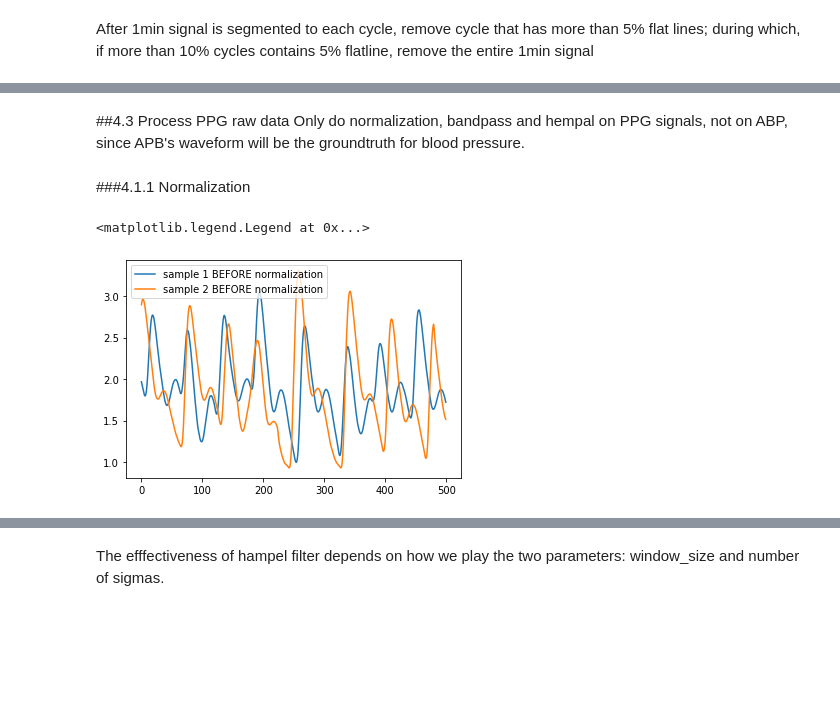
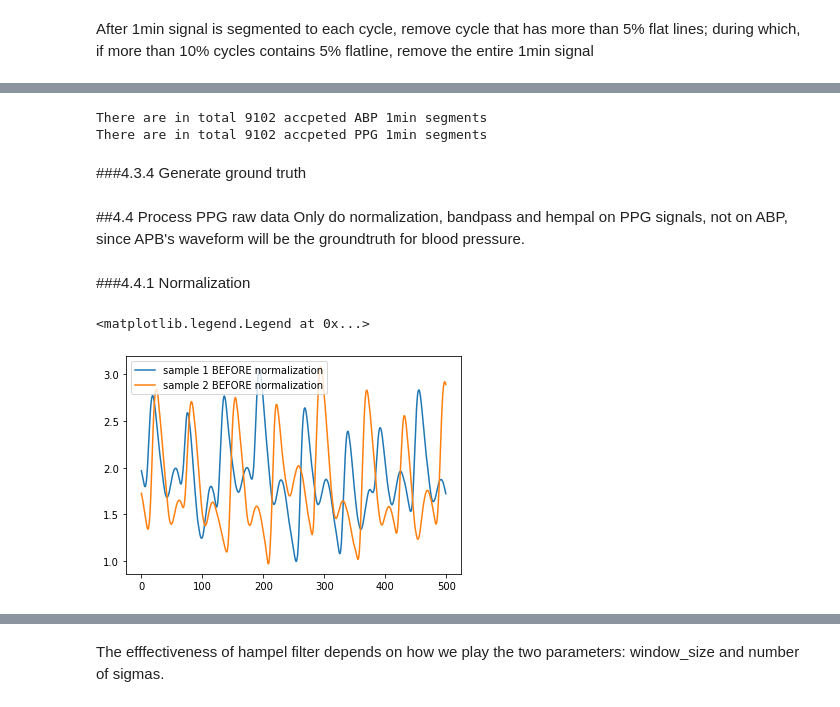
Before and after one commit to supertime1/BP_PPG, a Jupyter notebook: BP_Data_Clean.ipynb, the cells around one changed output, grey strips where cells are left out. Drawn from its saved outputs; the diff is of its cells as text; code cells hidden in the pictures; blank space fills up the shorter version.

```diff
--- a/BP_Data_Clean.ipynb
+++ b/BP_Data_Clean.ipynb
@@ -149,9 +149,9 @@ def flat_line(signals,threshold = 0, percent = .15):
     else:
       rm_list.append(i)
 
-    #track the progress for impatient programmer like me
-    if i%10000 == 0:
-      print("Processing on", i, "th sample")
+    #track the progress for impatient programmer
+    #if i%10000 == 0:
+      #print("Processing on", i, "th sample")
 
   return clean_signals,rm_list
 # %% [markdown]
@@ -284,10 +258,27 @@ ABP segmented signals no. of samples AFTER peak segment: 24524
 # %% [markdown]
 After 1min signal is segmented to each cycle, remove cycle that has more than 5% flat lines; during which, if more than 10% cycles contains 5% flatline, remove the entire 1min signal
 # %%
-#signals: all the cycles in 1min signals i.e. ABP_ps_signals[i]
-#cyc_ratio: threhold for flat line removal
+#signals: A list of list (i.e. a list of 1 min signals that contains cyclic segments: ABP_ps_signals)
+#cyc_ratio: threhold for flat line removal for a cycle
 #seg_ratio: threhold to remove the whole 1min signal
 def flat_peak_remove(signals,cyc_ratio = 0.05, seg_ratio = 0.1):
-  clean_cyc, rm_cyc = flat_line(signals,0,cyc_ratio)
-  if len(rm_cyc)/(len(clean_cyc) + len(rm_cyc)) > 0.1:
-  continue
+
+  clean_segments = []
+  remove_index = []
+  for i in range(len(signals)):
+    #in case some lists are empty
+    if signals[i] == []:
+      remove_index.append(i)
+      continue
+
+    #this returns a list of cleaned cycles (<5% flatline) and a list of cycles that has more than
+    #5% flatline
+    clean_sig, rm_sig = flat_line(signals[i],0,cyc_ratio)
+
+    if len(rm_sig)/(len(clean_sig) + len(rm_sig)) >= seg_ratio:
+      remove_index.append(i)
+      continue
+
+    clean_segments.append(clean_sig)
+
+  return clean_segments, remove_index
@@ -298,0 +285,2 @@ for i in range(10):
+# %%
+ABP_fpr_signals, remove_index = flat_peak_remove(ABP_ps_signals,0.05,0.1)
@@ -299,6 +297,15 @@ for i in range(10):
+# %%
+PPG_fpr_signals = np.delete(PPG_seg_signals,remove_index,0)
+print('There are in total',len(ABP_fpr_signals),"accpeted ABP 1min segments")
+print('There are in total',len(PPG_fpr_signals),"accpeted PPG 1min segments")
+# %% [output]
+There are in total 9102 accpeted ABP 1min segments
+There are in total 9102 accpeted PPG 1min segments
+# %% [markdown]
+###4.3.4 Generate ground truth
 # %% [markdown]
-##4.3 Process PPG raw data
+##4.4 Process PPG raw data
 Only do normalization, bandpass and hempal on PPG signals, not on ABP, since APB's waveform will be the groundtruth for blood pressure.
 # %% [markdown]
-###4.1.1 Normalization
+###4.4.1 Normalization
 # %%
@@ -306,10 +313,10 @@ PPG_norm_signals = [sklearn.preprocessing.scale(i) for i in PPG_cl_signals]
 # %%
-plt.plot(PPG_raw_signals[0][0:500],label="sample 1 BEFORE normalization")
-plt.plot(PPG_raw_signals[2][0:500],label="sample 2 BEFORE normalization")
+plt.plot(PPG_fpr_signals[0][0:500],label="sample 1 BEFORE normalization")
+plt.plot(PPG_fpr_signals[2][0:500],label="sample 2 BEFORE normalization")
 plt.legend()
 # %% [output]
 <matplotlib.legend.Legend at 0x...>
-[figure, old version]
+[figure, new version]
 # %%
 plt.plot(PPG_norm_signals[0][0:500],label="sample 1 AFTER normalization")
 plt.plot(PPG_norm_signals[2][0:500],label="sample 2 AFTER normalization")
```
Also changed, not shown: parts of 16 cells of this notebook.
